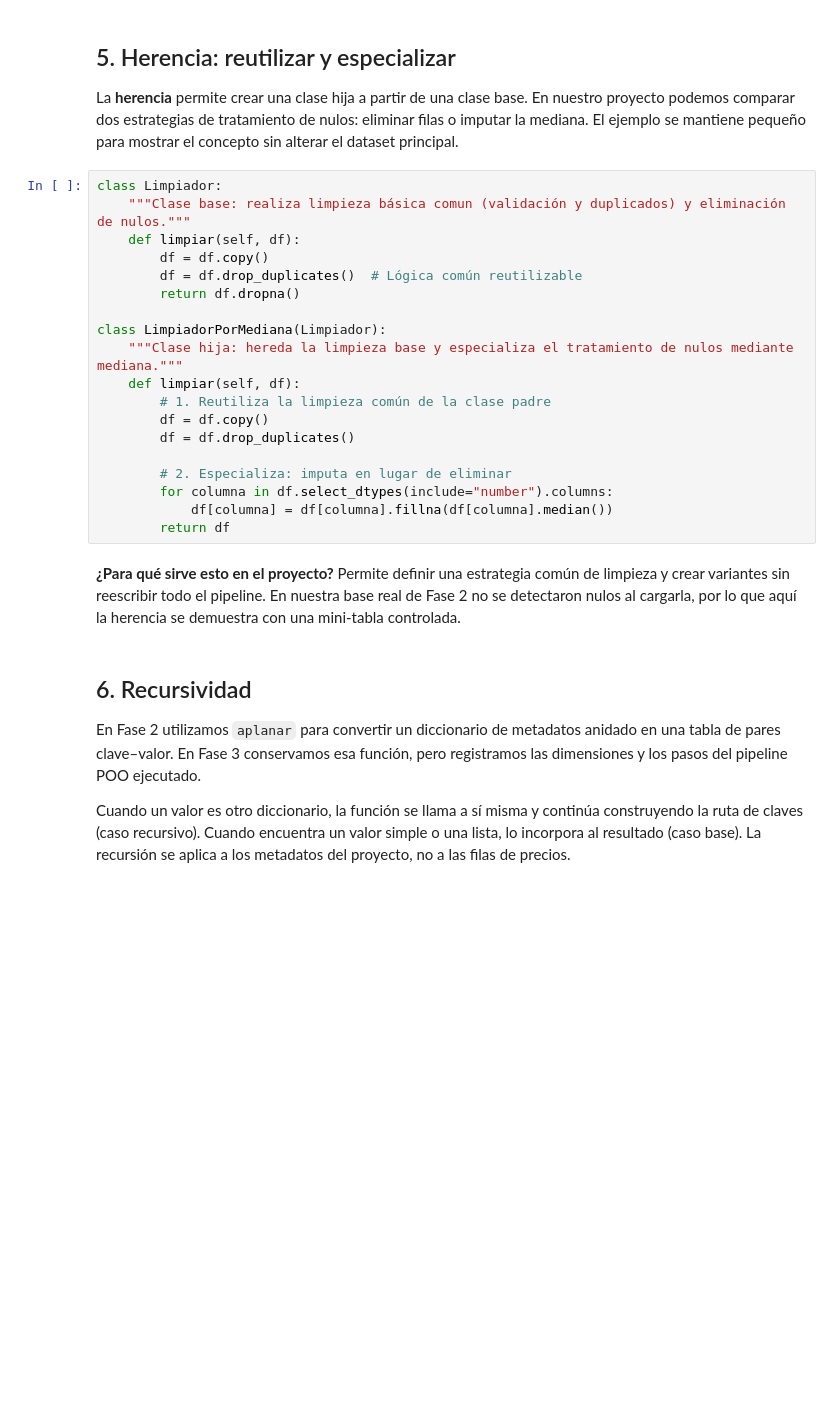
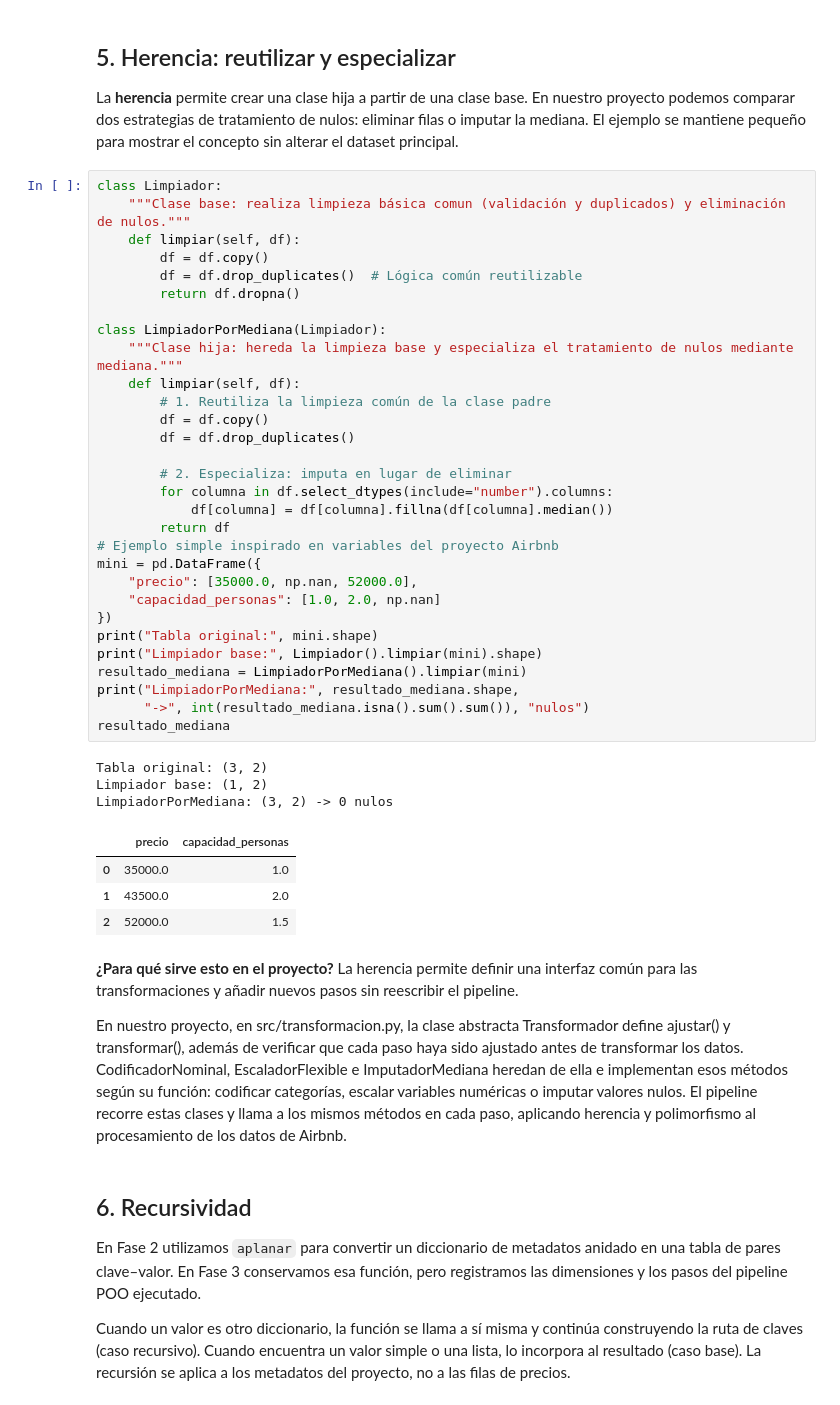
Before and after one commit to Alfredoabraham/proyecto-grupo3-mcdi500, a Jupyter notebook: F3/notebooks/F3_S02_POO_Airbnb_Grupo3_.ipynb, the cells around one changed output. Drawn from its saved outputs; the diff is of its cells as text; blank space fills up the shorter version.

```diff
--- a/F3/notebooks/F3_S02_POO_Airbnb_Grupo3_.ipynb
+++ b/F3/notebooks/F3_S02_POO_Airbnb_Grupo3_.ipynb
@@ -617,24 +617,45 @@ La **herencia** permite crear una clase hija a partir de una clase base. En nues
 # %%
 class Limpiador:
     """Clase base: realiza limpieza básica comun (validación y duplicados) y eliminación de nulos."""
     def limpiar(self, df):
         df = df.copy()
         df = df.drop_duplicates()  # Lógica común reutilizable
         return df.dropna()
 
 class LimpiadorPorMediana(Limpiador):
     """Clase hija: hereda la limpieza base y especializa el tratamiento de nulos mediante mediana."""
     def limpiar(self, df):
         # 1. Reutiliza la limpieza común de la clase padre
         df = df.copy()
         df = df.drop_duplicates()
 
         # 2. Especializa: imputa en lugar de eliminar
         for columna in df.select_dtypes(include="number").columns:
             df[columna] = df[columna].fillna(df[columna].median())
         return df
+# Ejemplo simple inspirado en variables del proyecto Airbnb
+mini = pd.DataFrame({
+    "precio": [35000.0, np.nan, 52000.0],
+    "capacidad_personas": [1.0, 2.0, np.nan]
+})
+print("Tabla original:", mini.shape)
+print("Limpiador base:", Limpiador().limpiar(mini).shape)
+resultado_mediana = LimpiadorPorMediana().limpiar(mini)
+print("LimpiadorPorMediana:", resultado_mediana.shape,
+      "->", int(resultado_mediana.isna().sum().sum()), "nulos")
+resultado_mediana
+# %% [output]
+Tabla original: (3, 2)
+Limpiador base: (1, 2)
+LimpiadorPorMediana: (3, 2) -> 0 nulos
+|  | precio | capacidad_personas |
+| 0 | 35000.0 | 1.0 |
+| 1 | 43500.0 | 2.0 |
+| 2 | 52000.0 | 1.5 |
 # %% [markdown]
-**¿Para qué sirve esto en el proyecto?** Permite definir una estrategia común de limpieza y crear variantes sin reescribir todo el pipeline. En nuestra base real de Fase 2 no se detectaron nulos al cargarla, por lo que aquí la herencia se demuestra con una mini-tabla controlada.
+**¿Para qué sirve esto en el proyecto?** La herencia permite definir una interfaz común para las transformaciones y añadir nuevos pasos sin reescribir el pipeline.
+
+En nuestro proyecto, en src/transformacion.py, la clase abstracta Transformador define ajustar() y transformar(), además de verificar que cada paso haya sido ajustado antes de transformar los datos. CodificadorNominal, EscaladorFlexible e ImputadorMediana heredan de ella e implementan esos métodos según su función: codificar categorías, escalar variables numéricas o imputar valores nulos. El pipeline recorre estas clases y llama a los mismos métodos en cada paso, aplicando herencia y polimorfismo al procesamiento de los datos de Airbnb.
 # %% [markdown]
 ## 6. Recursividad
 
```
